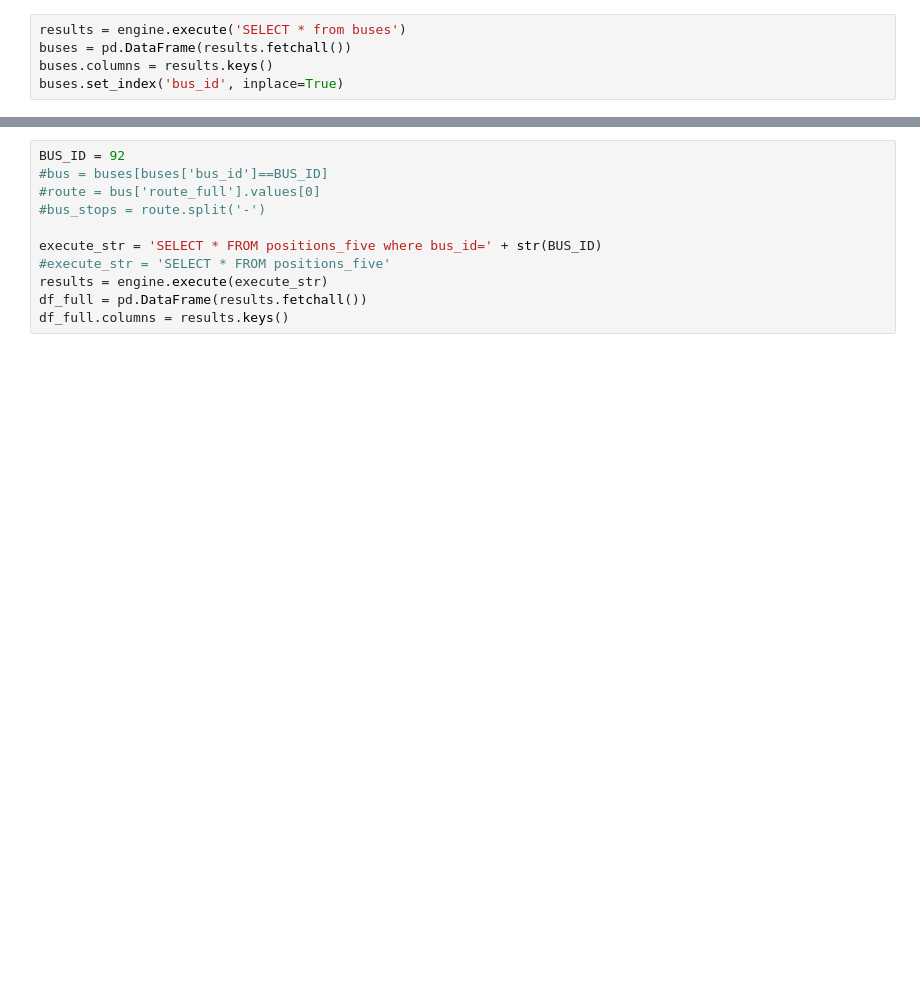
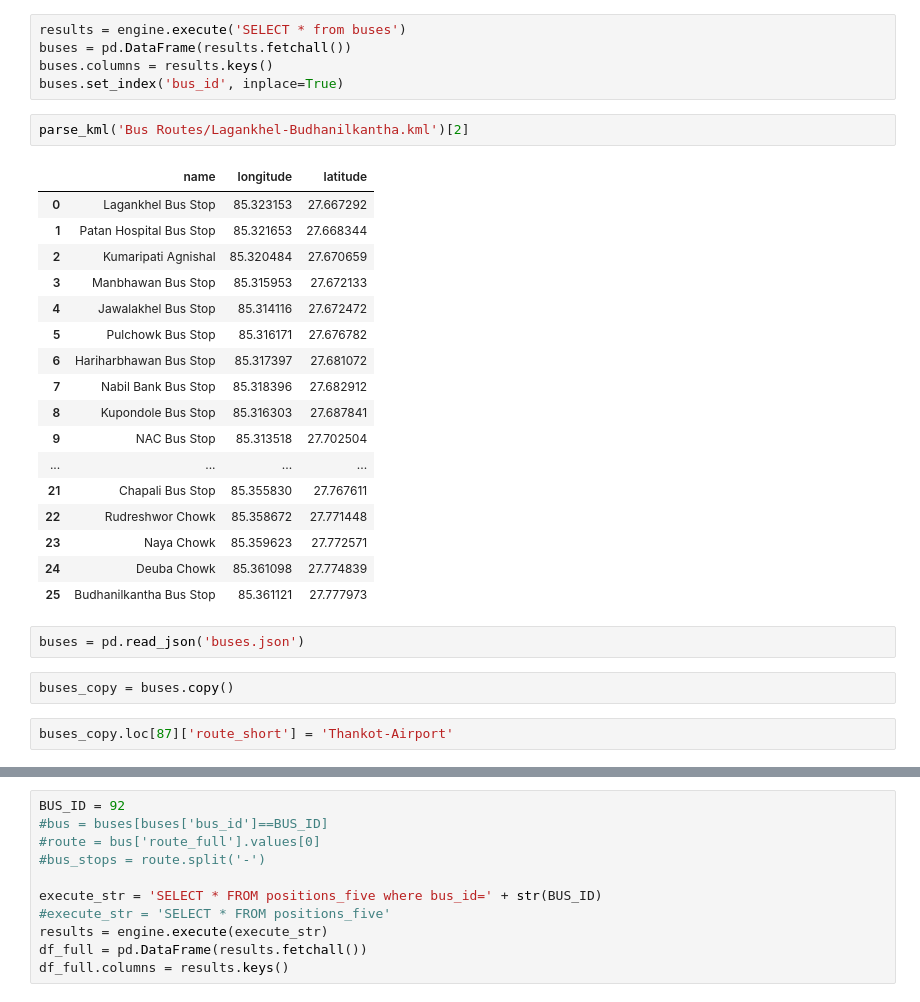
Before and after one commit to imsmritiii123/PBTanalysis, a Jupyter notebook: PBT.ipynb, the cells around one changed output, grey strips where cells are left out. Saved outputs shown, nothing was run; the diff lists cells and outputs as text; blank space fills up the shorter version.

```diff
--- a/PBT.ipynb
+++ b/PBT.ipynb
@@ -335,3 +351,29 @@ results = engine.execute('SELECT * from buses')
 buses = pd.DataFrame(results.fetchall())
 buses.columns = results.keys()
 buses.set_index('bus_id', inplace=True)
+# %%
+parse_kml('Bus Routes/Lagankhel-Budhanilkantha.kml')[2]
+# %% [output]
+|  | name | longitude | latitude |
+| 0 | Lagankhel Bus Stop | 85.323153 | 27.667292 |
+| 1 | Patan Hospital Bus Stop | 85.321653 | 27.668344 |
+| 2 | Kumaripati Agnishal | 85.320484 | 27.670659 |
+| 3 | Manbhawan Bus Stop | 85.315953 | 27.672133 |
+| 4 | Jawalakhel Bus Stop | 85.314116 | 27.672472 |
+| 5 | Pulchowk Bus Stop | 85.316171 | 27.676782 |
+| 6 | Hariharbhawan Bus Stop | 85.317397 | 27.681072 |
+| 7 | Nabil Bank Bus Stop | 85.318396 | 27.682912 |
+| 8 | Kupondole Bus Stop | 85.316303 | 27.687841 |
+| 9 | NAC Bus Stop | 85.313518 | 27.702504 |
+| ... | ... | ... | ... |
+| 21 | Chapali Bus Stop | 85.355830 | 27.767611 |
+| 22 | Rudreshwor Chowk | 85.358672 | 27.771448 |
+| 23 | Naya Chowk | 85.359623 | 27.772571 |
+| 24 | Deuba Chowk | 85.361098 | 27.774839 |
+| 25 | Budhanilkantha Bus Stop | 85.361121 | 27.777973 |
+# %%
+buses = pd.read_json('buses.json')
+# %%
+buses_copy = buses.copy()
+# %%
+buses_copy.loc[87]['route_short'] = 'Thankot-Airport'
```
Also changed, not shown: parts of 14 cells of this notebook, 7 other files.
